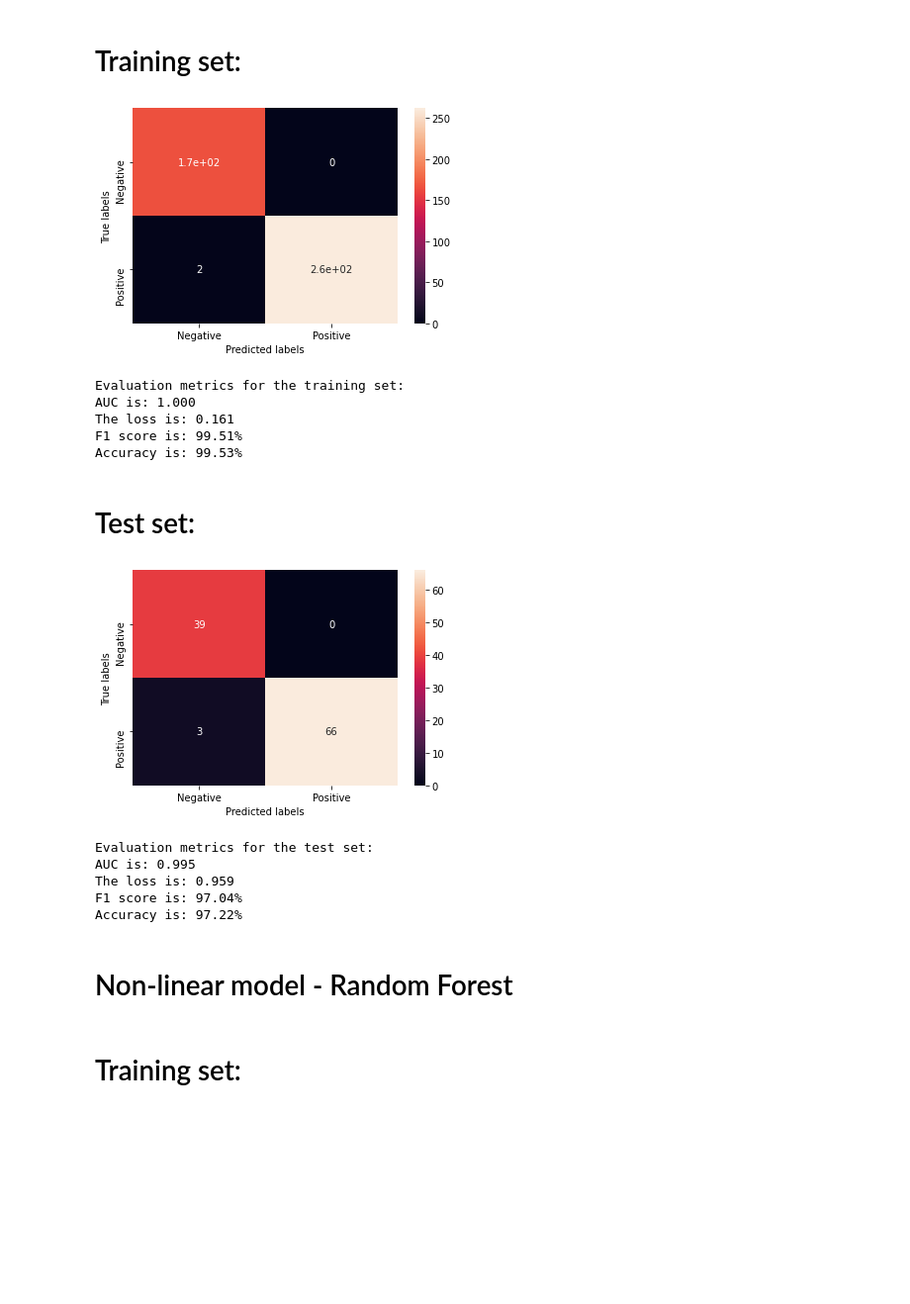
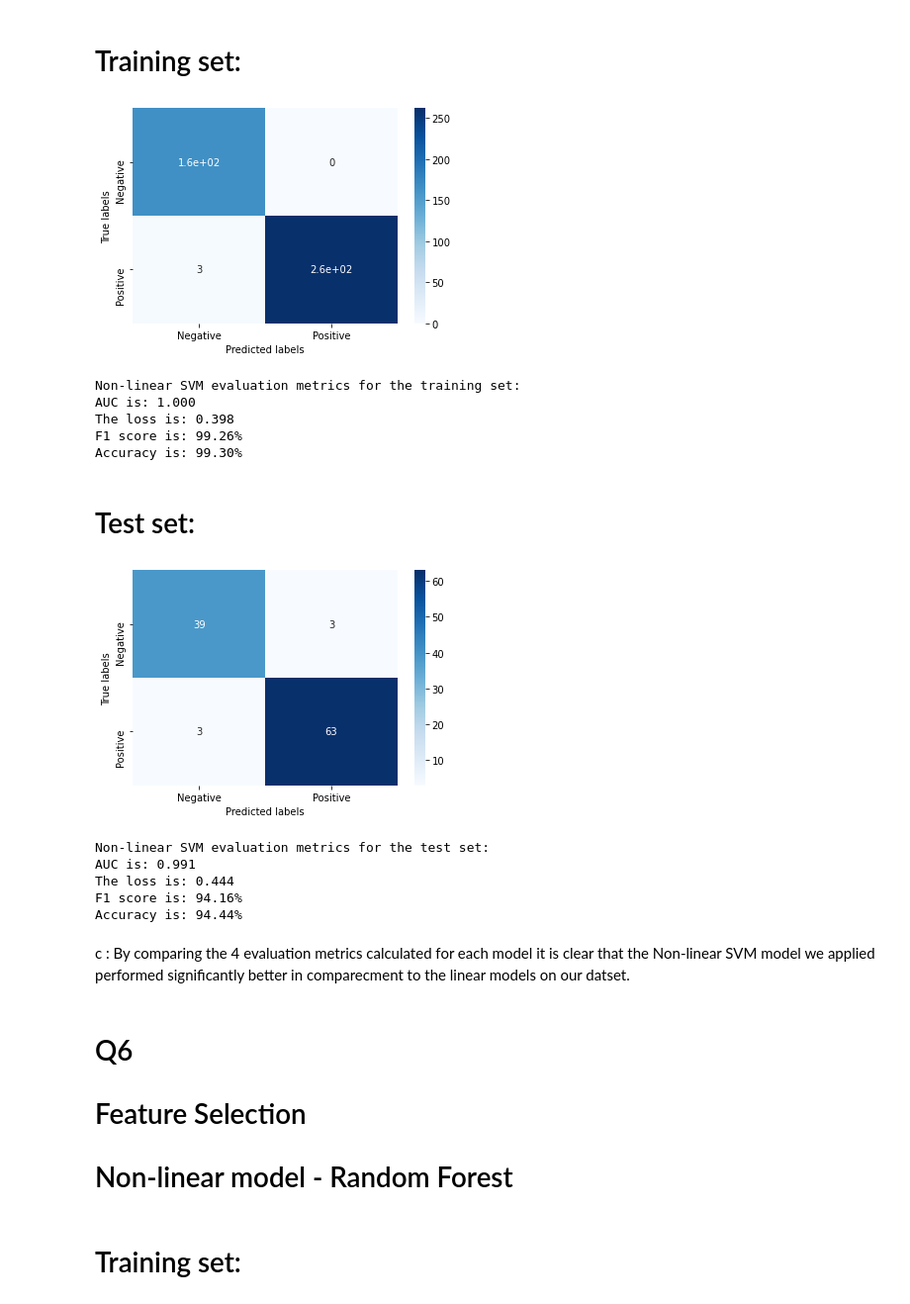
Before and after one commit to mlh-master/hw2_mlh-shir-sagi, a Jupyter notebook: HW2.ipynb, the cells around one changed output. Shown: that part at 99% size. Drawn from its saved outputs; the diff is of its cells as text; code cells hidden in the pictures; blank space fills up the shorter version.

```diff
--- a/HW2.ipynb
+++ b/HW2.ipynb
@@ -190,9 +216,10 @@ from sklearn.svm import SVC
 from sklearn.model_selection import GridSearchCV
 from sklearn.pipeline import Pipeline
 from sklearn.metrics import confusion_matrix
+from sklearn.metrics import hinge_loss
 svc = SVC(probability=True)
 pipe = Pipeline(steps=[('svm', svc)])
-C = [0.001,0.01,0.5,1,1.5,2,3,4,5,10,20,50,100,1000]
+C = [0.01,0.5,1,1.5,2,3,4,5,10,20,50,100,1000]
 svm_lin = GridSearchCV(estimator=pipe,
              param_grid={'svm__kernel':['linear'], 'svm__C':C},
              scoring=['accuracy','f1','precision','recall','roc_auc'],
@@ -204,10 +231,10 @@ print(svm_lin.best_params_)
 y_pred_train_svm_lin = best_svm_lin.predict(X_train)
 y_pred_proba_train_svm_lin = best_svm_lin.predict_proba(X_train)
 AUC_train_svm_lin = roc_auc_score(y_train, y_pred_proba_train_svm_lin[:,1])
-loss_train_svm_lin = log_loss(y_train, y_pred_train_svm_lin)
+loss_train_svm_lin = hinge_loss(y_train, y_pred_train_svm_lin)
 
 y_pred_test_svm_lin = best_svm_lin.predict(X_test)
 y_pred_proba_test_svm_lin = best_svm_lin.predict_proba(X_test)
 AUC_test_svm_lin = roc_auc_score(y_test, y_pred_proba_test_svm_lin[:,1])
-loss_test_svm_lin = log_loss(y_test, y_pred_test_svm_lin)
+loss_test_svm_lin = hinge_loss(y_test, y_pred_test_svm_lin)
 # %% [output]
@@ -273,7 +300,7 @@ Accuracy is: 89.81%
 # %% [markdown]
 # Non-linear model - SVM
 # %%
-C = [0.001,0.01,0.5,1,1.5,2,3,4,5,10,20,50,100,1000]
+C = [0.01,0.5,1,1.5,2,3,4,5,10,20,50,100,1000]
 svm_nonlin = GridSearchCV(estimator=pipe,
              param_grid={'svm__kernel':['rbf','poly'], 'svm__C':C, 'svm__degree':[3], 'svm__gamma':['auto','scale']},
              scoring=['accuracy','f1','precision','recall','roc_auc'],
@@ -285,10 +312,10 @@ print(svm_nonlin.best_params_)
 y_pred_train_svm_nonlin = best_svm_nonlin.predict(X_train)
 y_pred_proba_train_svm_nonlin = best_svm_nonlin.predict_proba(X_train)
 AUC_train_svm_nonlin = roc_auc_score(y_train, y_pred_proba_train_svm_nonlin[:,1])
-loss_train_svm_nonlin = log_loss(y_train, y_pred_train_svm_nonlin)
+loss_train_svm_nonlin = hinge_loss(y_train, y_pred_train_svm_nonlin)
 
 y_pred_test_svm_nonlin = best_svm_nonlin.predict(X_test)
 y_pred_proba_test_svm_nonlin = best_svm_nonlin.predict_proba(X_test)
 AUC_test_svm_nonlin = roc_auc_score(y_test, y_pred_proba_test_svm_nonlin[:,1])
-loss_test_svm_nonlin = log_loss(y_test, y_pred_test_svm_nonlin)
+loss_test_svm_nonlin = hinge_loss(y_test, y_pred_test_svm_nonlin)
 # %% [output]
@@ -314,44 +341,48 @@ Fitting 5 folds for each of 56 candidates, totalling 280 fits
 # %%
 cnf_matrix_train = metrics.confusion_matrix(y_pred_train_svm_nonlin, y_train)
 ax1 = plt.subplot()
-sns.heatmap(cnf_matrix_train, annot=True, xticklabels=['Negative','Positive'], yticklabels=['Negative','Positive'])
+sns.heatmap(cnf_matrix_train, annot=True,cmap=plt.cm.Blues, xticklabels=['Negative','Positive'], yticklabels=['Negative','Positive'])
 ax1.set(ylabel='True labels', xlabel='Predicted labels')
 plt.show()
 
-print('Evaluation metrics for the training set:')
+print('Non-linear SVM evaluation metrics for the training set:')
 print('AUC is: %.3f' % (AUC_train_svm_nonlin))
 print('The loss is: %.3f' % (loss_train_svm_nonlin))
 print("F1 score is: " + str("{0:.2f}".format(100 * metrics.f1_score(y_train, y_pred_train_svm_nonlin, average='macro'))) + "%")
 print("Accuracy is: " + str("{0:.2f}".format(100 * metrics.accuracy_score(y_train, y_pred_train_svm_nonlin))) + "%")
 # %% [output]
-[figure, old version]
+[figure, new version]
-Evaluation metrics for the training set:
+Non-linear SVM evaluation metrics for the training set:
 AUC is: 1.000
-The loss is: 0.161
-F1 score is: 99.51%
-Accuracy is: 99.53%
+The loss is: 0.398
+F1 score is: 99.26%
+Accuracy is: 99.30%
 # %% [markdown]
 # Test set:
 # %%
 cnf_matrix_test = metrics.confusion_matrix(y_pred_test_svm_nonlin, y_test)
 ax1 = plt.subplot()
-sns.heatmap(cnf_matrix_test, annot=True, xticklabels=['Negative','Positive'], yticklabels=['Negative','Positive'])
+sns.heatmap(cnf_matrix_test, annot=True,cmap=plt.cm.Blues, xticklabels=['Negative','Positive'], yticklabels=['Negative','Positive'])
 ax1.set(ylabel='True labels', xlabel='Predicted labels')
 plt.show()
 
-print('Evaluation metrics for the test set:')
+print('Non-linear SVM evaluation metrics for the test set:')
 print('AUC is: %.3f' % (AUC_test_svm_nonlin))
 print('The loss is: %.3f' % (loss_test_svm_nonlin))
 print("F1 score is: " + str("{0:.2f}".format(100 * metrics.f1_score(y_test, y_pred_test_svm_nonlin, average='macro'))) + "%")
 print("Accuracy is: " + str("{0:.2f}".format(100 * metrics.accuracy_score(y_test, y_pred_test_svm_nonlin))) + "%")
 # %% [output]
-[figure, old version]
+[figure, new version]
-Evaluation metrics for the test set:
-AUC is: 0.995
-The loss is: 0.959
-F1 score is: 97.04%
-Accuracy is: 97.22%
+Non-linear SVM evaluation metrics for the test set:
+AUC is: 0.991
+The loss is: 0.444
+F1 score is: 94.16%
+Accuracy is: 94.44%
+# %% [markdown]
+c : By comparing the 4 evaluation metrics calculated for each model it is clear that the Non-linear SVM model we applied performed significantly better in comparecment to the linear models on our datset.
 # %% [markdown]
+# Q6
+# Feature Selection
 # Non-linear model - Random Forest
 # %%
 from sklearn.ensemble import RandomForestClassifier as rfc
```
Also changed, not shown: parts of 72 cells of this notebook, 2 other files.
